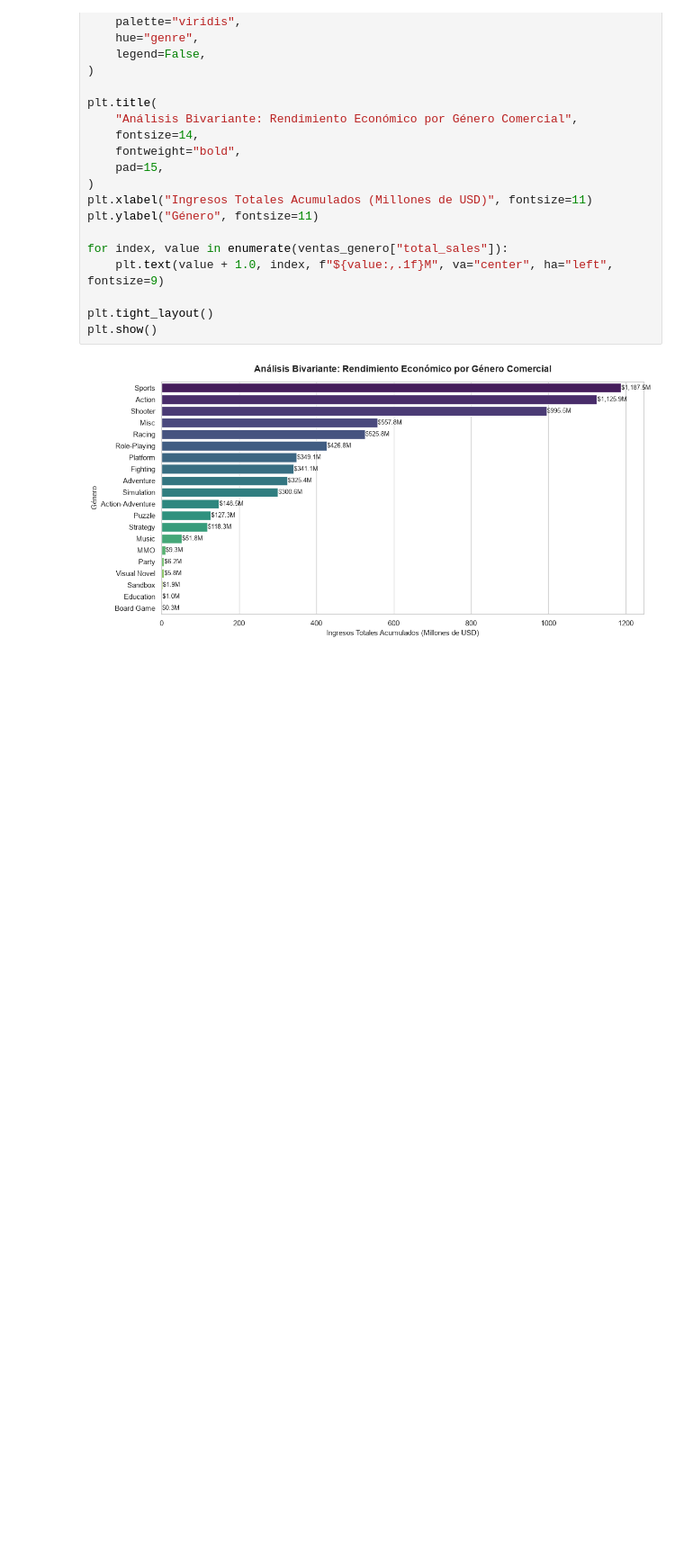
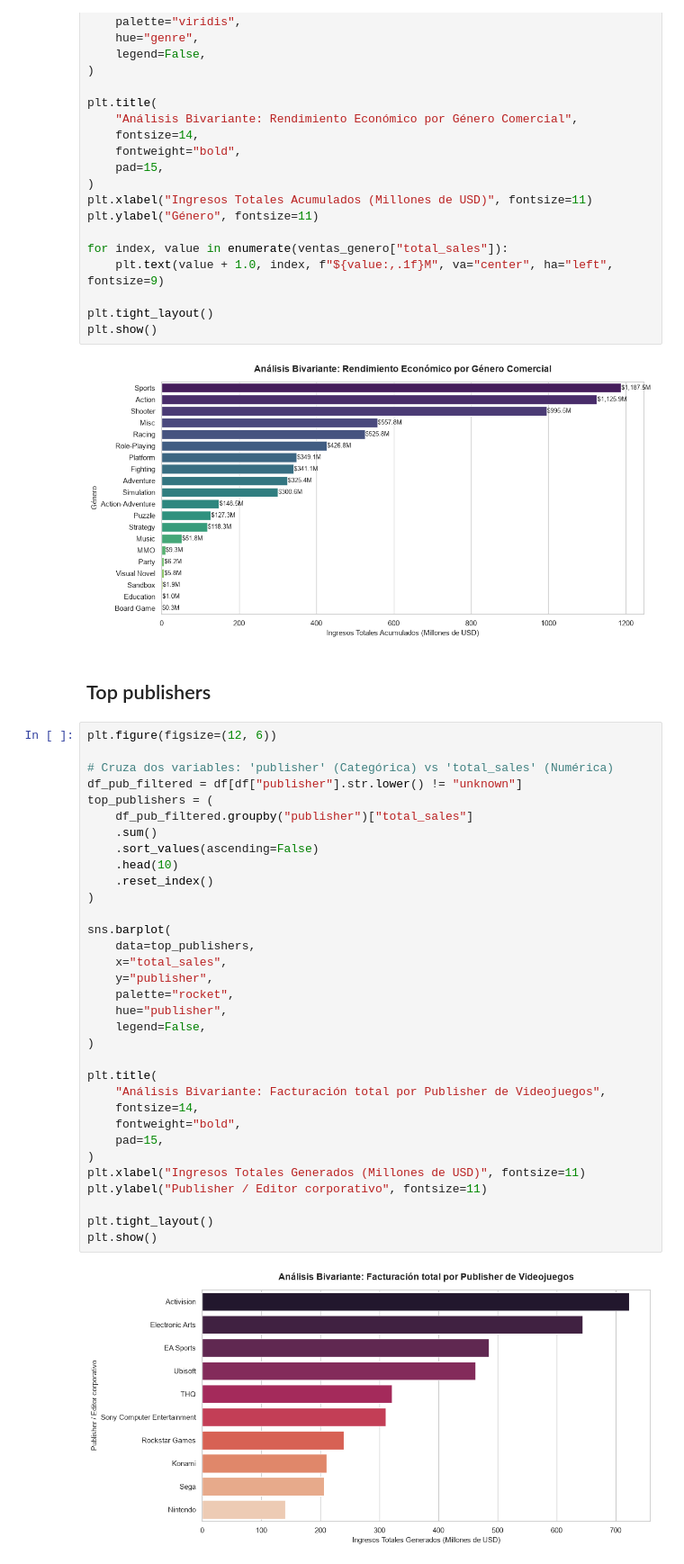
Before and after one commit to alvarodc093-pixel/Eda-Games, a Jupyter notebook: Notebook/Preprocesamiento.ipynb, the cells around one changed output. Shown at 90% size. Drawn from its saved outputs; the diff is of its cells as text; blank space fills up the shorter version.

Commit message:
Análisis bivariante.
Analizamos la facturación total por publishers de videojuegos.

```diff
--- a/Notebook/Preprocesamiento.ipynb
+++ b/Notebook/Preprocesamiento.ipynb
@@ -398,3 +398,40 @@ plt.tight_layout()
 plt.show()
 # %% [output]
 [figure]
+# %% [markdown]
+## Top publishers
+# %%
+plt.figure(figsize=(12, 6))
+
+# Cruza dos variables: 'publisher' (Categórica) vs 'total_sales' (Numérica)
+df_pub_filtered = df[df["publisher"].str.lower() != "unknown"]
+top_publishers = (
+    df_pub_filtered.groupby("publisher")["total_sales"]
+    .sum()
+    .sort_values(ascending=False)
+    .head(10)
+    .reset_index()
+)
+
+sns.barplot(
+    data=top_publishers,
+    x="total_sales",
+    y="publisher",
+    palette="rocket",
+    hue="publisher",
+    legend=False,
+)
+
+plt.title(
+    "Análisis Bivariante: Facturación total por Publisher de Videojuegos",
+    fontsize=14,
+    fontweight="bold",
+    pad=15,
+)
+plt.xlabel("Ingresos Totales Generados (Millones de USD)", fontsize=11)
+plt.ylabel("Publisher / Editor corporativo", fontsize=11)
+
+plt.tight_layout()
+plt.show()
+# %% [output]
+[figure, added]
```
